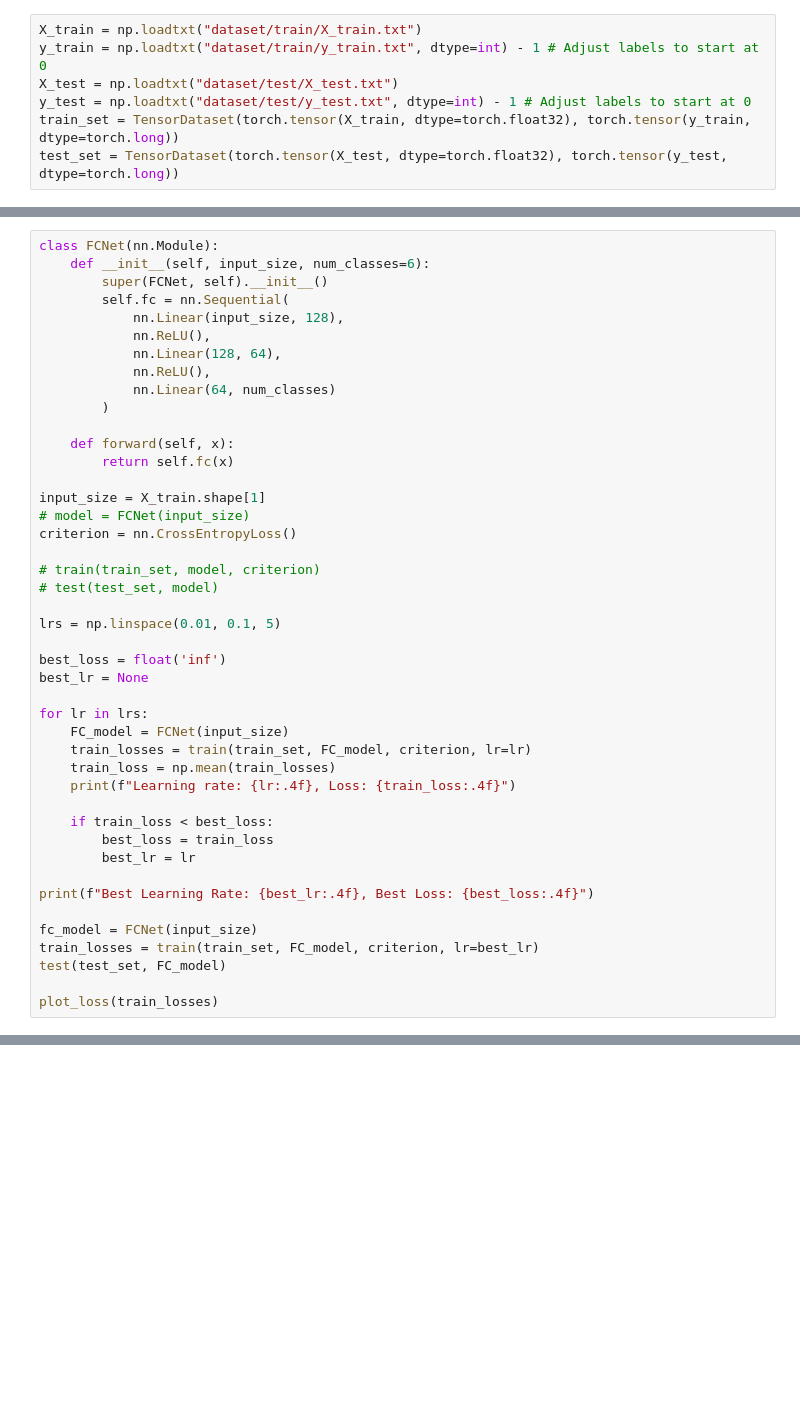
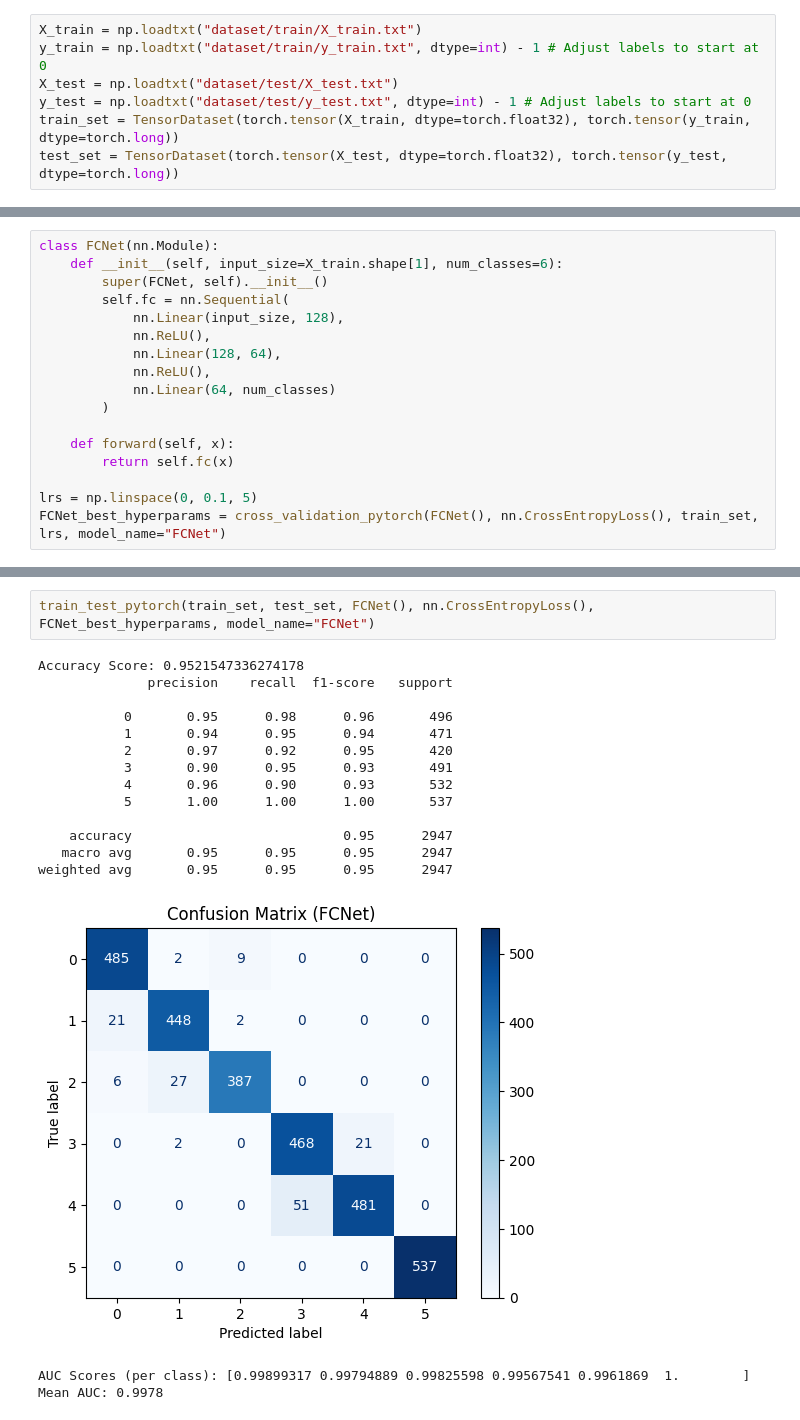
Before and after one commit to tanzhanbo/DATASCI415_Project, a Jupyter notebook: run.ipynb, the cells around one changed output, grey strips where cells are left out. Saved outputs shown, nothing was run; the diff lists cells and outputs as text; blank space fills up the shorter version.

```diff
--- a/run.ipynb
+++ b/run.ipynb
@@ -100,6 +209,6 @@ def plot_AUC(y_test, probs):
 # %%
 class FCNet(nn.Module):
-    def __init__(self, input_size, num_classes=6):
+    def __init__(self, input_size=X_train.shape[1], num_classes=6):
         super(FCNet, self).__init__()
         self.fc = nn.Sequential(
             nn.Linear(input_size, 128),
@@ -112,33 +221,6 @@ class FCNet(nn.Module):
     def forward(self, x):
         return self.fc(x)
 
-input_size = X_train.shape[1]
-# model = FCNet(input_size)
-criterion = nn.CrossEntropyLoss()
-
-# train(train_set, model, criterion)
-# test(test_set, model)
-
-lrs = np.linspace(0.01, 0.1, 5)
-
-best_loss = float('inf')
-best_lr = None
-
-for lr in lrs:
-    FC_model = FCNet(input_size)
-    train_losses = train(train_set, FC_model, criterion, lr=lr)
-    train_loss = np.mean(train_losses)
-    print(f"Learning rate: {lr:.4f}, Loss: {train_loss:.4f}")
-
-    if train_loss < best_loss:
-        best_loss = train_loss
-        best_lr = lr
-
-print(f"Best Learning Rate: {best_lr:.4f}, Best Loss: {best_loss:.4f}")
-
-fc_model = FCNet(input_size)
-train_losses = train(train_set, FC_model, criterion, lr=best_lr)
-test(test_set, FC_model)
-
-plot_loss(train_losses)
+lrs = np.linspace(0, 0.1, 5)
+FCNet_best_hyperparams = cross_validation_pytorch(FCNet(), nn.CrossEntropyLoss(), train_set, lrs, model_name="FCNet")
 # %% [output]
@@ -312,0 +233,19 @@ Mean AUC: 0.9952
+# %%
+train_test_pytorch(train_set, test_set, FCNet(), nn.CrossEntropyLoss(), FCNet_best_hyperparams, model_name="FCNet")
+# %% [output]
+Accuracy Score: 0.9521547336274178
+              precision    recall  f1-score   support
+
+           0       0.95      0.98      0.96       496
+           1       0.94      0.95      0.94       471
+           2       0.97      0.92      0.95       420
+           3       0.90      0.95      0.93       491
+           4       0.96      0.90      0.93       532
+           5       1.00      1.00      1.00       537
+
+    accuracy                           0.95      2947
+   macro avg       0.95      0.95      0.95      2947
+weighted avg       0.95      0.95      0.95      2947
+[figure, added]
+AUC Scores (per class): [0.99899317 0.99794889 0.99825598 0.99567541 0.9961869  1.        ]
+Mean AUC: 0.9978
```
Also changed, not shown: parts of 15 cells of this notebook, 4 other files.
